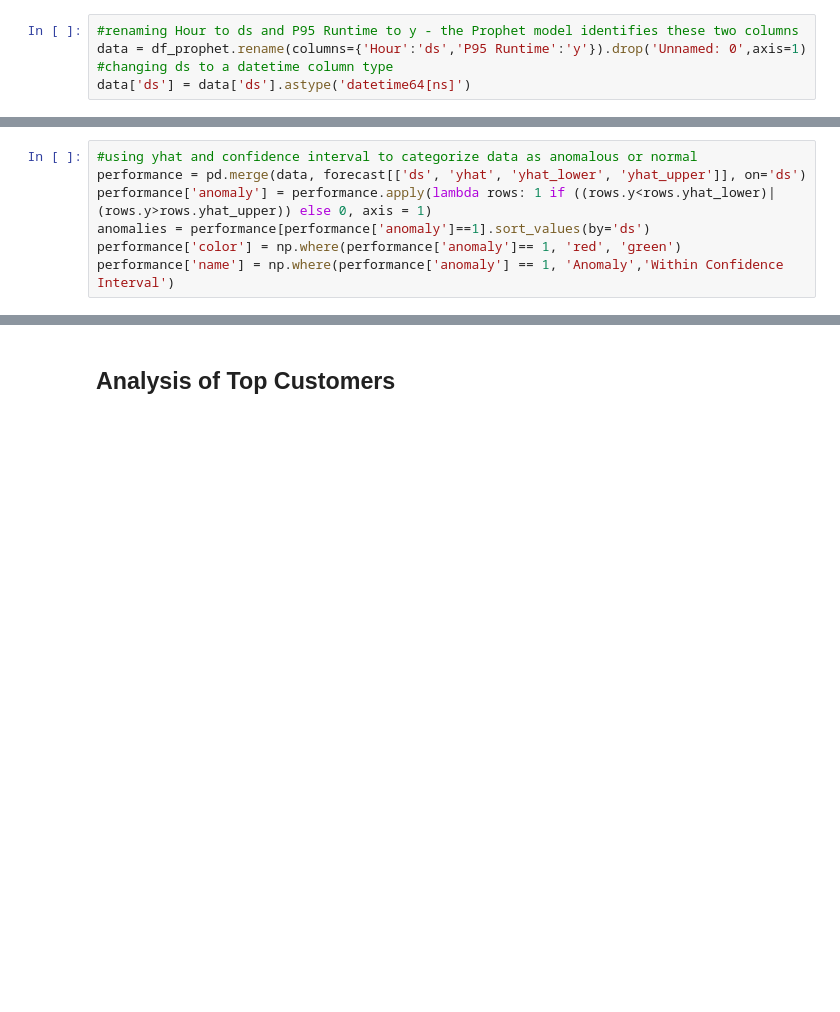
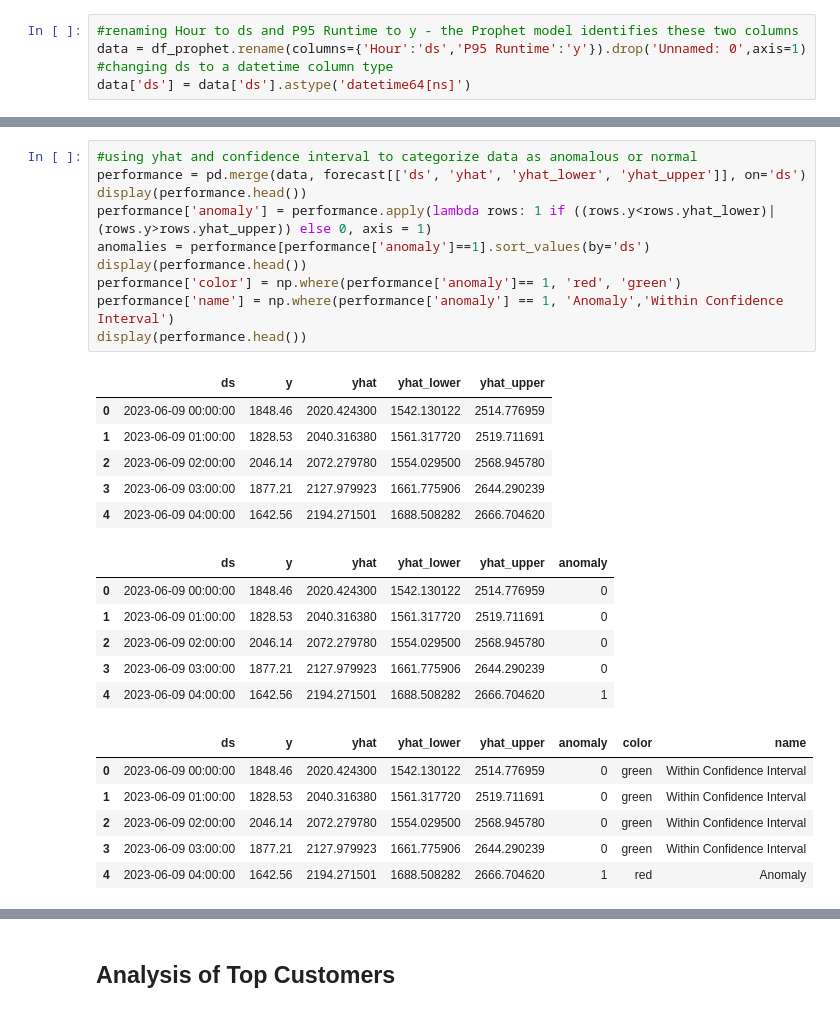
Before and after one commit to geetashankar/odsc-2023, a Jupyter notebook: example.ipynb, the cells around one changed output, grey strips where cells are left out. Saved outputs shown, nothing was run; the diff lists cells and outputs as text; blank space fills up the shorter version.

```diff
--- a/example.ipynb
+++ b/example.ipynb
@@ -158,7 +177,29 @@ forecast = model.predict(data)
 # %%
 #using yhat and confidence interval to categorize data as anomalous or normal
 performance = pd.merge(data, forecast[['ds', 'yhat', 'yhat_lower', 'yhat_upper']], on='ds')
+display(performance.head())
 performance['anomaly'] = performance.apply(lambda rows: 1 if ((rows.y<rows.yhat_lower)|(rows.y>rows.yhat_upper)) else 0, axis = 1)
 anomalies = performance[performance['anomaly']==1].sort_values(by='ds')
+display(performance.head())
 performance['color'] = np.where(performance['anomaly']== 1, 'red', 'green')
 performance['name'] = np.where(performance['anomaly'] == 1, 'Anomaly','Within Confidence Interval')
+display(performance.head())
+# %% [output]
+|  | ds | y | yhat | yhat_lower | yhat_upper |
+| 0 | 2023-06-09 00:00:00 | 1848.46 | 2020.424300 | 1542.130122 | 2514.776959 |
+| 1 | 2023-06-09 01:00:00 | 1828.53 | 2040.316380 | 1561.317720 | 2519.711691 |
+| 2 | 2023-06-09 02:00:00 | 2046.14 | 2072.279780 | 1554.029500 | 2568.945780 |
+| 3 | 2023-06-09 03:00:00 | 1877.21 | 2127.979923 | 1661.775906 | 2644.290239 |
+| 4 | 2023-06-09 04:00:00 | 1642.56 | 2194.271501 | 1688.508282 | 2666.704620 |
+|  | ds | y | yhat | yhat_lower | yhat_upper | anomaly |
+| 0 | 2023-06-09 00:00:00 | 1848.46 | 2020.424300 | 1542.130122 | 2514.776959 | 0 |
+| 1 | 2023-06-09 01:00:00 | 1828.53 | 2040.316380 | 1561.317720 | 2519.711691 | 0 |
+| 2 | 2023-06-09 02:00:00 | 2046.14 | 2072.279780 | 1554.029500 | 2568.945780 | 0 |
+| 3 | 2023-06-09 03:00:00 | 1877.21 | 2127.979923 | 1661.775906 | 2644.290239 | 0 |
+| 4 | 2023-06-09 04:00:00 | 1642.56 | 2194.271501 | 1688.508282 | 2666.704620 | 1 |
+|  | ds | y | yhat | yhat_lower | yhat_upper | anomaly | color | name |
+| 0 | 2023-06-09 00:00:00 | 1848.46 | 2020.424300 | 1542.130122 | 2514.776959 | 0 | green | Within Confidence Interval |
+| 1 | 2023-06-09 01:00:00 | 1828.53 | 2040.316380 | 1561.317720 | 2519.711691 | 0 | green | Within Confidence Interval |
+| 2 | 2023-06-09 02:00:00 | 2046.14 | 2072.279780 | 1554.029500 | 2568.945780 | 0 | green | Within Confidence Interval |
+| 3 | 2023-06-09 03:00:00 | 1877.21 | 2127.979923 | 1661.775906 | 2644.290239 | 0 | green | Within Confidence Interval |
+| 4 | 2023-06-09 04:00:00 | 1642.56 | 2194.271501 | 1688.508282 | 2666.704620 | 1 | red | Anomaly |
```
Also changed, not shown: parts of 6 cells of this notebook.
